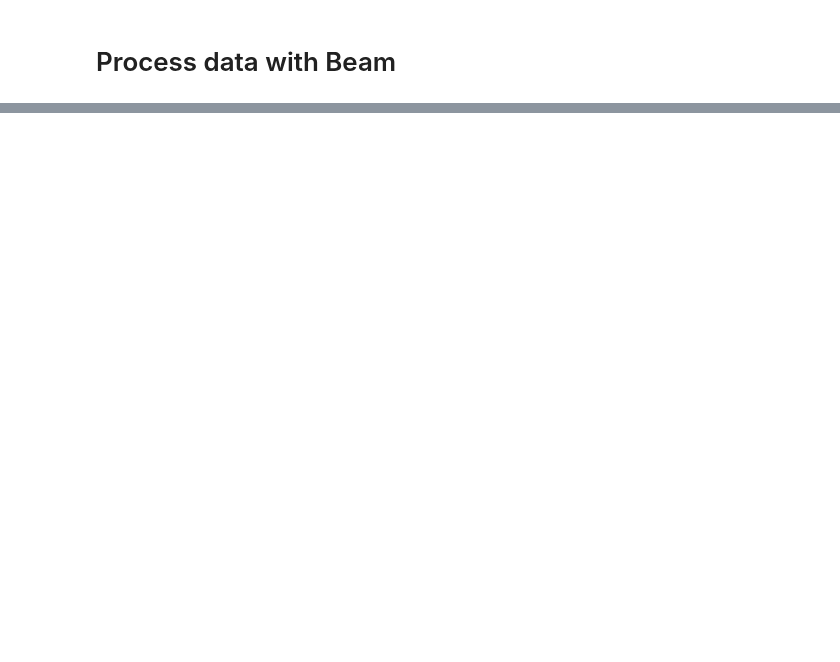
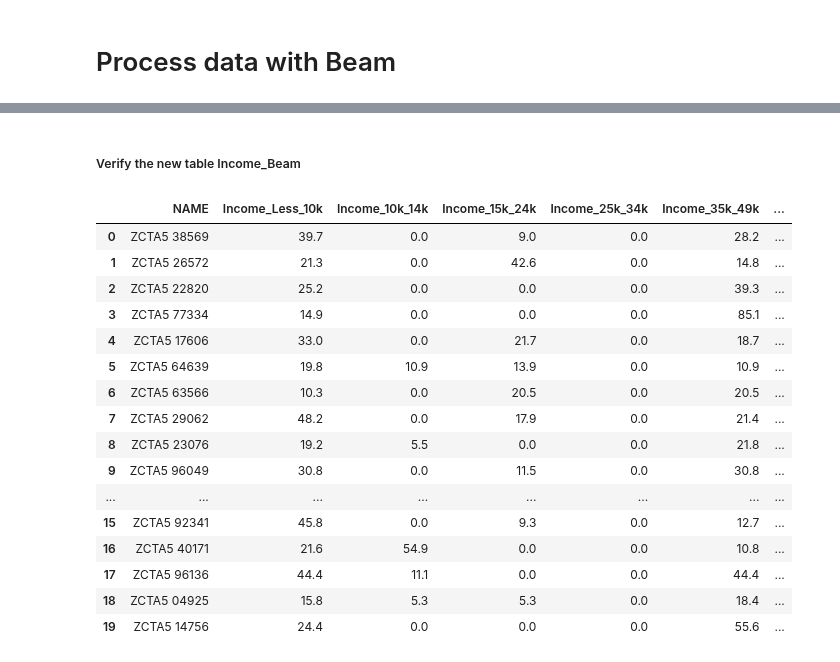
Before and after one commit to xindixu/US-demographic-analysis, a Jupyter notebook: primary-data/acs_2018_modeled.ipynb, the cells around one changed output, grey strips where cells are left out. Cells and saved outputs as stored; diff of their text form; code cells hidden in the pictures; blank space fills up the shorter version.

```diff
--- a/primary-data/acs_2018_modeled.ipynb
+++ b/primary-data/acs_2018_modeled.ipynb
@@ -387,0 +397,26 @@ INFO:apache_beam.io.filebasedsink:Renamed 1 shards in 0.10 seconds.
+# %% [markdown]
+##### Verify the new table Income_Beam
+# %%
+%%bigquery
+select *
+from acs_2018_modeled.Income_Beam
+where NAME is not null
+limit 20
+# %% [output]
+|  | NAME | Income_Less_10k | Income_10k_14k | Income_15k_24k | Income_25k_34k | Income_35k_49k | ... |
+| 0 | ZCTA5 38569 | 39.7 | 0.0 | 9.0 | 0.0 | 28.2 | ... |
+| 1 | ZCTA5 26572 | 21.3 | 0.0 | 42.6 | 0.0 | 14.8 | ... |
+| 2 | ZCTA5 22820 | 25.2 | 0.0 | 0.0 | 0.0 | 39.3 | ... |
+| 3 | ZCTA5 77334 | 14.9 | 0.0 | 0.0 | 0.0 | 85.1 | ... |
+| 4 | ZCTA5 17606 | 33.0 | 0.0 | 21.7 | 0.0 | 18.7 | ... |
+| 5 | ZCTA5 64639 | 19.8 | 10.9 | 13.9 | 0.0 | 10.9 | ... |
+| 6 | ZCTA5 63566 | 10.3 | 0.0 | 20.5 | 0.0 | 20.5 | ... |
+| 7 | ZCTA5 29062 | 48.2 | 0.0 | 17.9 | 0.0 | 21.4 | ... |
+| 8 | ZCTA5 23076 | 19.2 | 5.5 | 0.0 | 0.0 | 21.8 | ... |
+| 9 | ZCTA5 96049 | 30.8 | 0.0 | 11.5 | 0.0 | 30.8 | ... |
+| ... | ... | ... | ... | ... | ... | ... | ... |
+| 15 | ZCTA5 92341 | 45.8 | 0.0 | 9.3 | 0.0 | 12.7 | ... |
+| 16 | ZCTA5 40171 | 21.6 | 54.9 | 0.0 | 0.0 | 10.8 | ... |
+| 17 | ZCTA5 96136 | 44.4 | 11.1 | 0.0 | 0.0 | 44.4 | ... |
+| 18 | ZCTA5 04925 | 15.8 | 5.3 | 5.3 | 0.0 | 18.4 | ... |
+| 19 | ZCTA5 14756 | 24.4 | 0.0 | 0.0 | 0.0 | 55.6 | ... |
```
Also changed, not shown: parts of 1 cell of this notebook, 3 other files.
